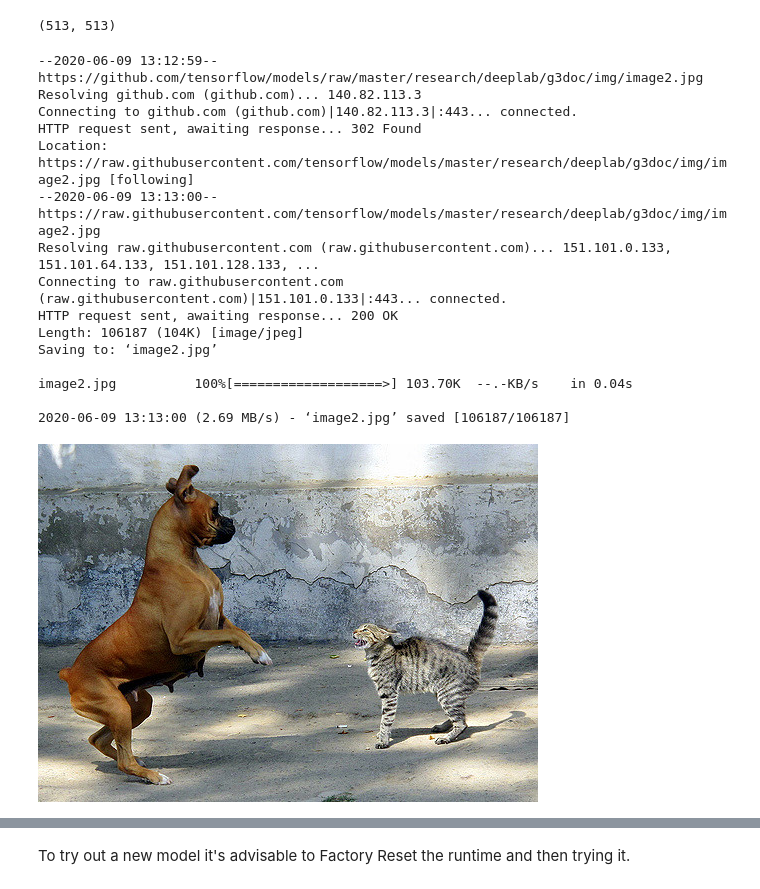
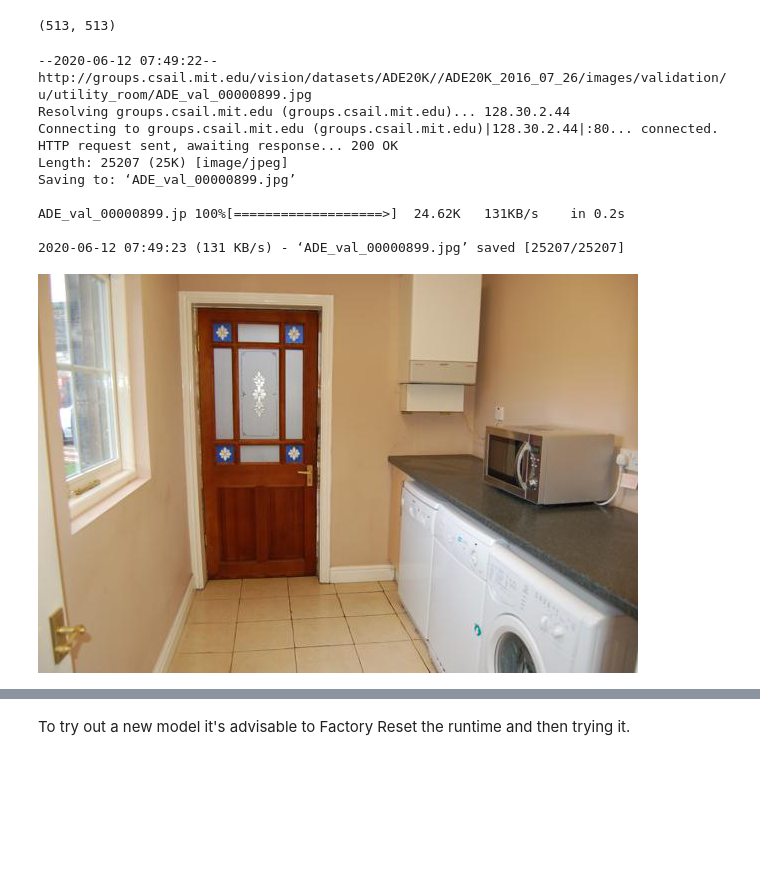
Before and after one commit to sayakpaul/Adventures-in-TensorFlow-Lite, a Jupyter notebook: DeepLab_TFLite_ADE20k.ipynb, the cells around one changed output, grey strips where cells are left out. Drawn from its saved outputs; the diff is of its cells as text; code cells hidden in the pictures; blank space fills up the shorter version.

```diff
--- a/DeepLab_TFLite_ADE20k.ipynb
+++ b/DeepLab_TFLite_ADE20k.ipynb
@@ -141,31 +141,26 @@ print(input_size)
 (513, 513)
 # %%
 #@title Provide a URL to your image to download
-IMAGE_URL = 'https://github.com/tensorflow/models/raw/master/research/deeplab/g3doc/img/image2.jpg' #@param {type:"string"}
+IMAGE_URL = 'http://groups.csail.mit.edu/vision/datasets/ADE20K//ADE20K_2016_07_26/images/validation/u/utility_room/ADE_val_00000899.jpg' #@param {type:"string"}
 !wget {IMAGE_URL}
 # %% [output]
---2020-06-09 13:12:59--  https://github.com/tensorflow/models/raw/master/research/deeplab/g3doc/img/image2.jpg
-Resolving github.com (github.com)... 140.82.113.3
-Connecting to github.com (github.com)|140.82.113.3|:443... connected.
-HTTP request sent, awaiting response... 302 Found
-Location: https://raw.githubusercontent.com/tensorflow/models/master/research/deeplab/g3doc/img/image2.jpg [following]
---2020-06-09 13:13:00--  https://raw.githubusercontent.com/tensorflow/models/master/research/deeplab/g3doc/img/image2.jpg
-Resolving raw.githubusercontent.com (raw.githubusercontent.com)... 151.101.0.133, 151.101.64.133, 151.101.128.133, ...
-Connecting to raw.githubusercontent.com (raw.githubusercontent.com)|151.101.0.133|:443... connected.
+--2020-06-12 07:49:22--  http://groups.csail.mit.edu/vision/datasets/ADE20K//ADE20K_2016_07_26/images/validation/u/utility_room/ADE_val_00000899.jpg
+Resolving groups.csail.mit.edu (groups.csail.mit.edu)... 128.30.2.44
+Connecting to groups.csail.mit.edu (groups.csail.mit.edu)|128.30.2.44|:80... connected.
 HTTP request sent, awaiting response... 200 OK
-Length: 106187 (104K) [image/jpeg]
-Saving to: ‘image2.jpg’
+Length: 25207 (25K) [image/jpeg]
+Saving to: ‘ADE_val_00000899.jpg’
 
-image2.jpg          100%[===================>] 103.70K  --.-KB/s    in 0.04s
+ADE_val_00000899.jp 100%[===================>]  24.62K   131KB/s    in 0.2s
 
-2020-06-09 13:13:00 (2.69 MB/s) - ‘image2.jpg’ saved [106187/106187]
+2020-06-12 07:49:23 (131 KB/s) - ‘ADE_val_00000899.jpg’ saved [25207/25207]
 # %%
 from PIL import Image
 
-image = Image.open('image2.jpg') # Change this filename accordingly
+image = Image.open('ADE_val_00000899.jpg') # Change this filename accordingly
 image
 # %% [output]
-[figure, old version]
+[figure, new version]
 # %%
 # Preprocessing: convert the input image to the size required by the model
 # Courtesy: Khanh
```
Also changed, not shown: parts of 9 cells of this notebook.
